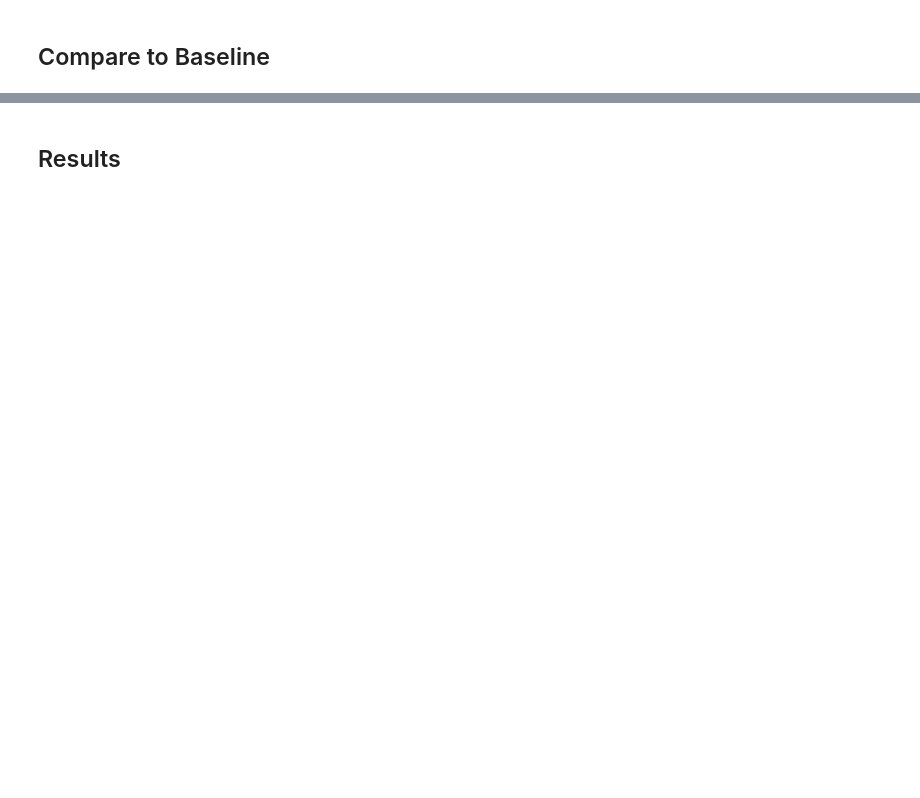
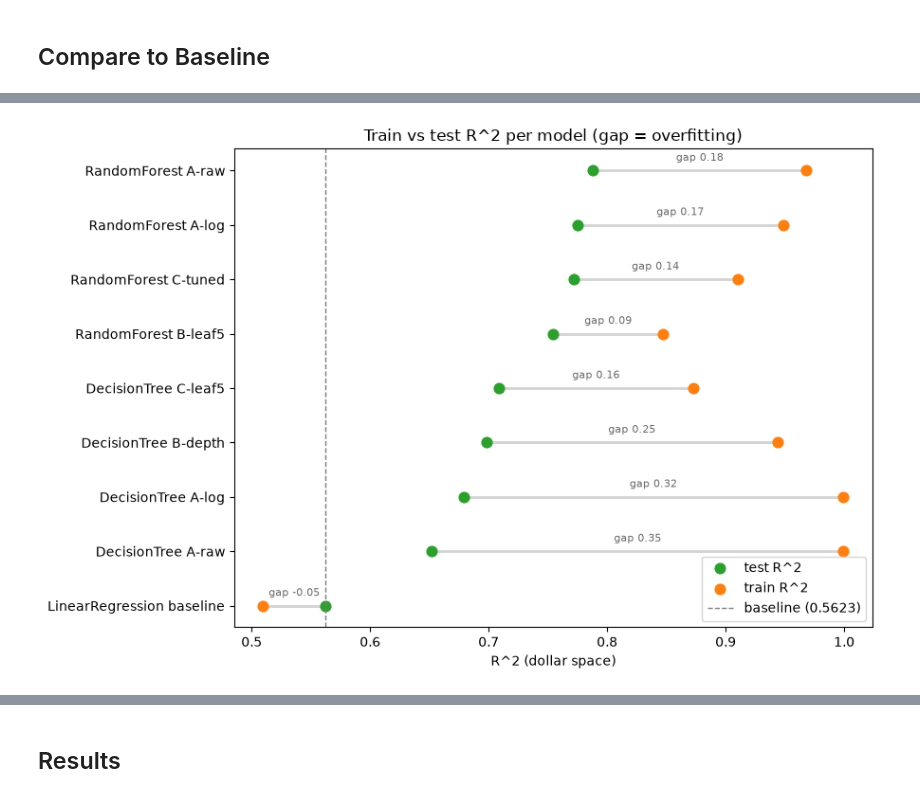
Before and after one commit to iviang/IDX-Exchange-DS-2026, a Jupyter notebook: Deliverables/Week 5/04_model_comparison.ipynb, the cells around one changed output, grey strips where cells are left out. Drawn from its saved outputs; the diff is of its cells as text; code cells hidden in the pictures; blank space fills up the shorter version.

```diff
--- a/Deliverables/Week 5/04_model_comparison.ipynb
+++ b/Deliverables/Week 5/04_model_comparison.ipynb
@@ -558,0 +687,25 @@ plt.show()
+# %%
+# train vs test R^2
+
+gap_df = results.sort_values("test_r2").reset_index(drop=True)
+labels = gap_df["model"] + " " + gap_df["version"]
+y = range(len(gap_df))
+
+fig, ax = plt.subplots(figsize=(9, 6))
+ax.hlines(y, gap_df["test_r2"], gap_df["train_r2"], color="lightgray", lw=2, zorder=1)   # the gap
+
+ax.scatter(gap_df["test_r2"], y, color="tab:green", s=60, label="test R^2", zorder=2)
+ax.scatter(gap_df["train_r2"], y, color="tab:orange", s=60, label="train R^2", zorder=2)
+ax.axvline(BASELINE_R2, ls="--", color="gray", lw=1, label=f"baseline ({BASELINE_R2:.4f})")
+
+for yi, (tr, te) in enumerate(zip(gap_df["train_r2"], gap_df["test_r2"])):
+    ax.text((tr + te) / 2, yi + 0.18, f"gap {tr - te:.2f}", ha="center", fontsize=8, color="dimgray")
+
+ax.set_yticks(list(y)); ax.set_yticklabels(labels)
+ax.set_xlabel("R^2 (dollar space)")
+ax.set_title("Train vs test R^2 per model (gap = overfitting)")
+ax.legend(loc="lower right")
+plt.tight_layout()
+plt.show()
+# %% [output]
+[figure, added]
```
Also changed, not shown: parts of 46 cells of this notebook, 1 other file.
